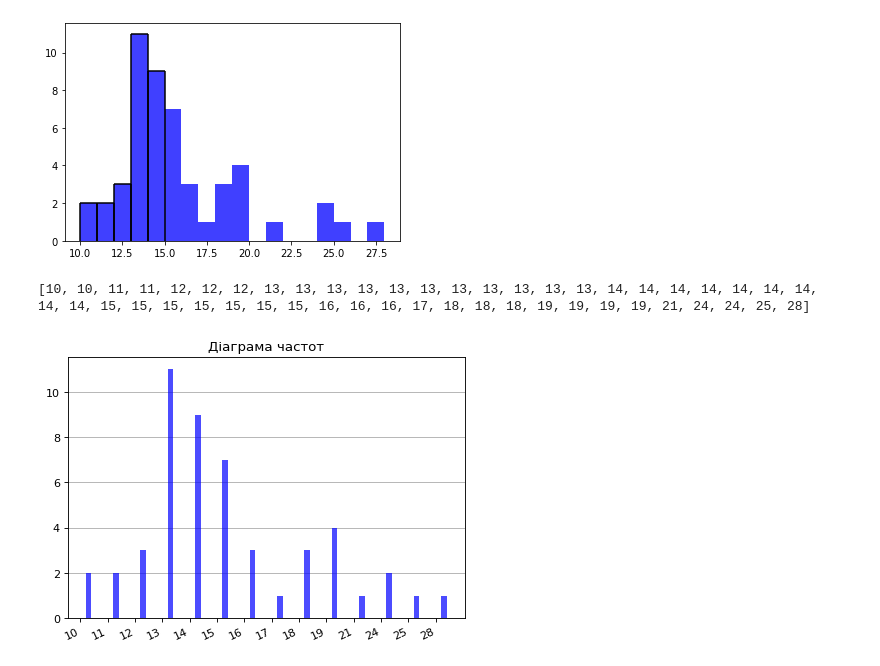
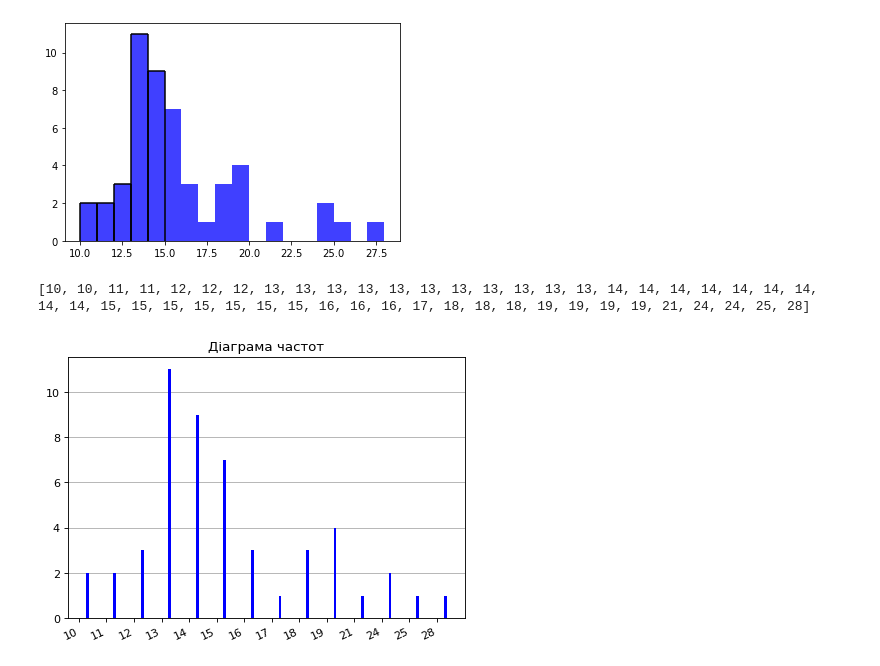
Before and after one commit to KhrystynaMarusenko/MS, a Jupyter notebook: Untitled1.ipynb, the cells around one changed output. Saved outputs shown, nothing was run; the diff lists cells and outputs as text; code cells hidden in the pictures.

```diff
--- a/Untitled1.ipynb
+++ b/Untitled1.ipynb
@@ -286,32 +286,32 @@ print(a,'\n')
 
 freq_table=dict()
 freq_table=Counter(a)
 
 x_axis=np.array(list(freq_table.keys()))
 y_axis=np.array(list(freq_table.values()))
 w_axis = []
 
 data_names = x_axis
 data_values = y_axis
 
 dpi = 80
 fig = plt.figure(dpi = dpi, figsize = (512 / dpi, 384 / dpi) )
 mpl.rcParams.update({'font.size': 10})
 
 plt.title('Діаграма частот')
 
 ax = plt.axes()
 ax.yaxis.grid(True, zorder = 1)
 
 xs = range(len(data_names))
 
 
 plt.bar([x + 0.3 for x in xs], data_values,
-        width = 0.2, color = 'blue', alpha = 0.7,
+        width = 0.1, color = 'blue', alpha = 1,
         zorder = 2)
 plt.xticks(xs, data_names)
 
 fig.autofmt_xdate(rotation = 25)
 # %% [output]
 [10, 10, 11, 11, 12, 12, 12, 13, 13, 13, 13, 13, 13, 13, 13, 13, 13, 13, 14, 14, 14, 14, 14, 14, 14, 14, 14, 15, 15, 15, 15, 15, 15, 15, 16, 16, 16, 17, 18, 18, 18, 19, 19, 19, 19, 21, 24, 24, 25, 28]
-[figure, old version]
+[figure, new version]
```
Also changed, not shown: parts of 2 cells of this notebook.
